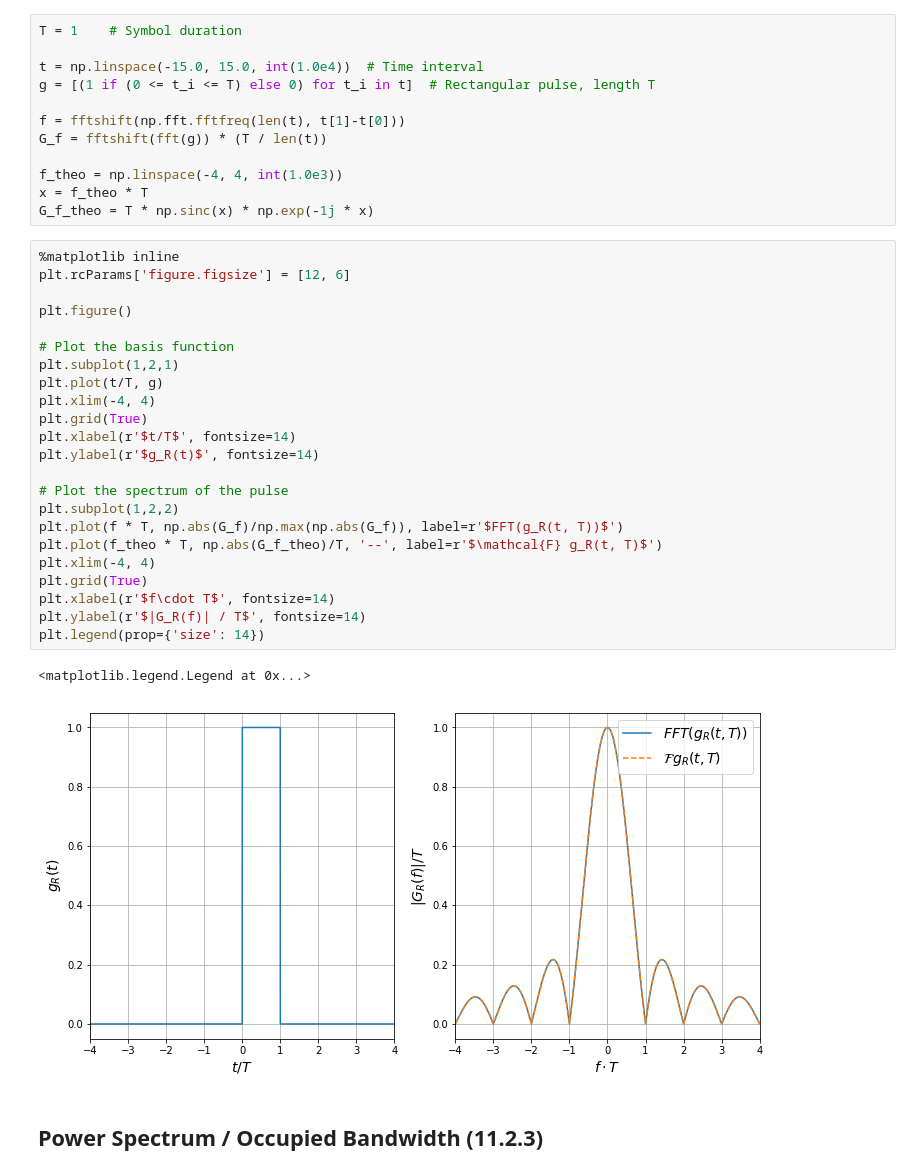
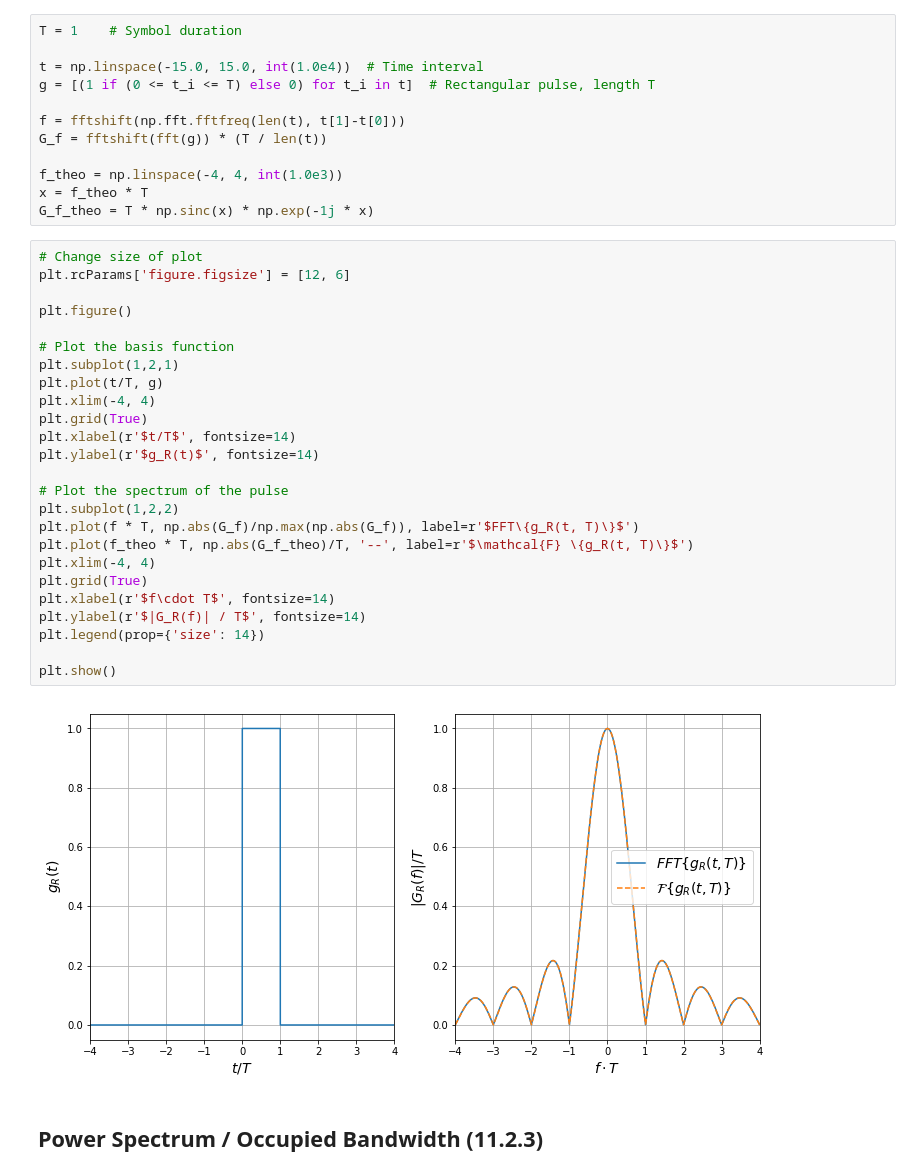
Before and after one commit to johangutihaz/eitn75, a Jupyter notebook: 20_bpsk.ipynb, the cells around one changed output. Drawn from its saved outputs; the diff is of its cells as text.

```diff
--- a/20_bpsk.ipynb
+++ b/20_bpsk.ipynb
@@ -121,31 +124,32 @@ f_theo = np.linspace(-4, 4, int(1.0e3))
 x = f_theo * T
 G_f_theo = T * np.sinc(x) * np.exp(-1j * x)
 # %%
-%matplotlib inline
+# Change size of plot
 plt.rcParams['figure.figsize'] = [12, 6]
 
 plt.figure()
 
 # Plot the basis function
 plt.subplot(1,2,1)
 plt.plot(t/T, g)
 plt.xlim(-4, 4)
 plt.grid(True)
 plt.xlabel(r'$t/T$', fontsize=14)
 plt.ylabel(r'$g_R(t)$', fontsize=14)
 
 # Plot the spectrum of the pulse
 plt.subplot(1,2,2)
-plt.plot(f * T, np.abs(G_f)/np.max(np.abs(G_f)), label=r'$FFT(g_R(t, T))$')
-plt.plot(f_theo * T, np.abs(G_f_theo)/T, '--', label=r'$\mathcal{F} g_R(t, T)$')
+plt.plot(f * T, np.abs(G_f)/np.max(np.abs(G_f)), label=r'$FFT\{g_R(t, T)\}$')
+plt.plot(f_theo * T, np.abs(G_f_theo)/T, '--', label=r'$\mathcal{F} \{g_R(t, T)\}$')
 plt.xlim(-4, 4)
 plt.grid(True)
 plt.xlabel(r'$f\cdot T$', fontsize=14)
 plt.ylabel(r'$|G_R(f)| / T$', fontsize=14)
 plt.legend(prop={'size': 14})
+
+plt.show()
 # %% [output]
-<matplotlib.legend.Legend at 0x...>
-[figure, old version]
+[figure, new version]
 # %% [markdown]
 ## Power Spectrum / Occupied Bandwidth (11.2.3)
 # %%
```
Also changed, not shown: parts of 10 cells of this notebook.
